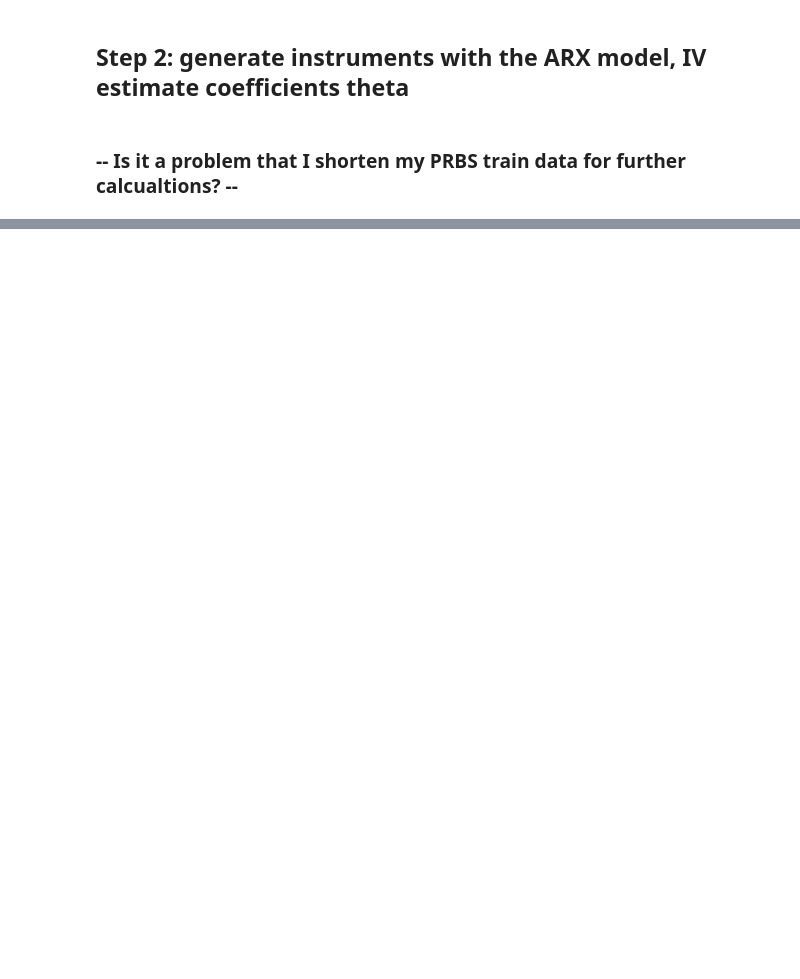
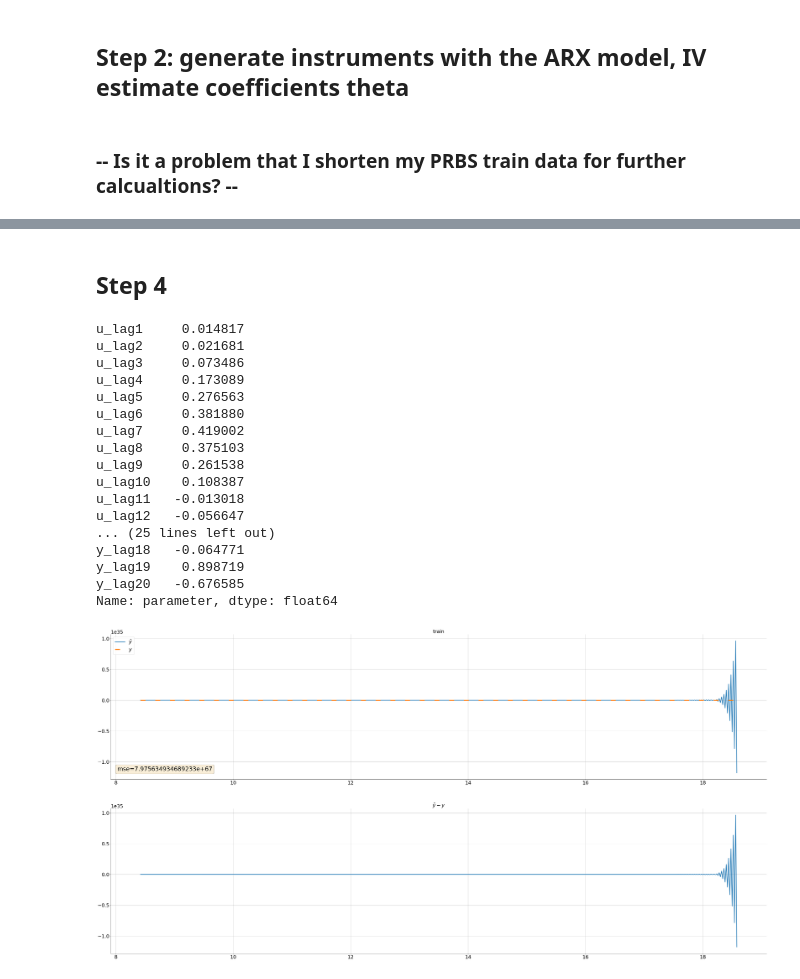
Before and after one commit to nyuhanc/BLA, a Jupyter notebook: BLA_IV.ipynb, the cells around one changed output, grey strips where cells are left out. Saved outputs shown, nothing was run; the diff lists cells and outputs as text; code cells hidden in the pictures; blank space fills up the shorter version.

```diff
--- a/BLA_IV.ipynb
+++ b/BLA_IV.ipynb
@@ -271,0 +305,2 @@ plt.plot(df3['y'][:100])
+# %% [markdown]
+## Step 4
@@ -271,0 +330,59 @@ plt.plot(df3['y'][:100])
+# %%
+df_5 = copy.deepcopy(df_4)
+
+lagged_z = ['z_lag'+str(i) for i in range(1, zlag+1)]
+
+# adding lags to the dataset
+for i in range(1, zlag+1):
+    df_5['z_lag'+str(i)] = df_5['z'].shift(i)
+
+df_5 = df_5.dropna()
+
+model_iv_4 = IV2SLS(dependent=df_5['y'],
+                    exog=df_5[lagged_u],
+                    endog=df_5[lagged_y],
+                    instruments=df_5[lagged_z] # notice th minus
+                    )
+results_4 = model_iv_4.fit()
+
+theta_4_df = results_4.params
+print(theta_4_df)
+
+# simulate model
+yhat_4 = simulate(theta_4_df, df_5[lagged_y].iloc[0, :], df_5[lagged_u])
+
+y_4_true = np.asarray(df_5['y'])
+t_4 = np.asarray(df_5['time'])
+
+# training error
+mse_train_1 = mean_squared_error(yhat_4, y_4_true)
+
+fig, axn = plt.subplots(2,1,figsize=(60,30))
+axn[0].plot(t_4, yhat_4, label=r'$\hat{y}$')
+axn[0].plot(t_4, y_4_true, label=r'$y$', linestyle=(0, (5,10)), lw=5)
+axn[0].set_title('train')
+axn[0].legend(loc=2)
+axn[0].text(0.01, 0.05, 'mse={}'.format(round(mse_train_1,6)), transform=axn[0].transAxes, verticalalignment='bottom', bbox=dict(boxstyle='round', facecolor='wheat', alpha=0.5))
+axn[0].grid(True)
+axn[1].plot(t_4,yhat_4 - y_4_true)
+axn[1].set_title(r'$\hat{y}-y$')
+axn[1].grid(True)
+# %% [output]
+u_lag1     0.014817
+u_lag2     0.021681
+u_lag3     0.073486
+u_lag4     0.173089
+u_lag5     0.276563
+u_lag6     0.381880
+u_lag7     0.419002
+u_lag8     0.375103
+u_lag9     0.261538
+u_lag10    0.108387
+u_lag11   -0.013018
+u_lag12   -0.056647
+... (25 lines left out)
+y_lag18   -0.064771
+y_lag19    0.898719
+y_lag20   -0.676585
+Name: parameter, dtype: float64
+[figure, added]
```
Also changed, not shown: parts of 12 cells of this notebook, 2 other files.
